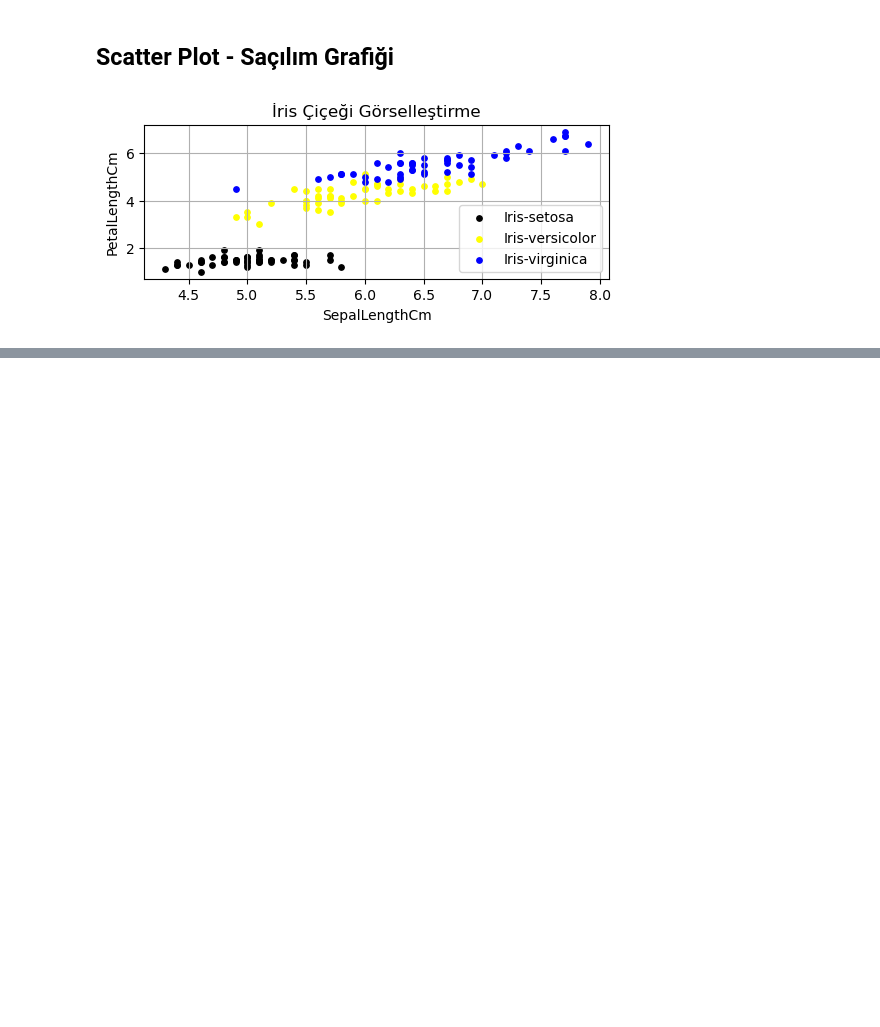
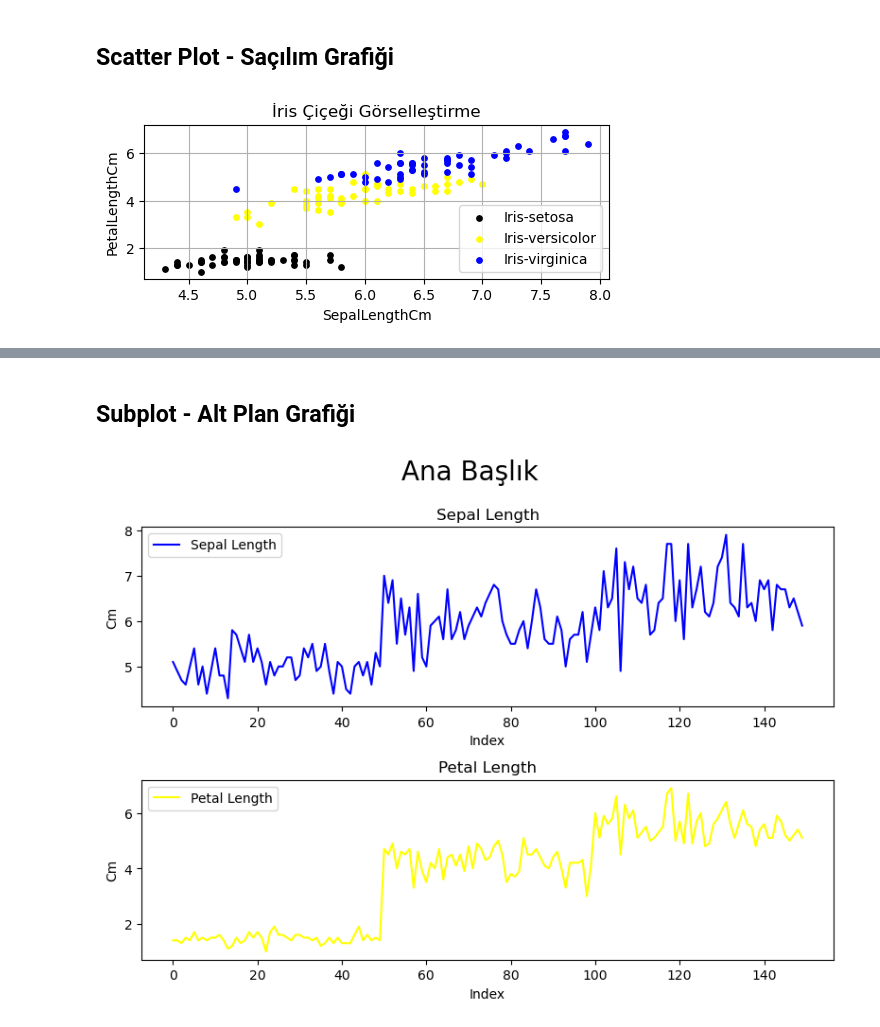
Before and after one commit to Yarkin02/softtech-yapay-zeka-bootcamp, a Jupyter notebook: 5. Ders/matplotlib.ipynb, the cells around one changed output, grey strips where cells are left out. Saved outputs shown, nothing was run; the diff lists cells and outputs as text; code cells hidden in the pictures; blank space fills up the shorter version.

```diff
--- a/5. Ders/matplotlib.ipynb
+++ b/5. Ders/matplotlib.ipynb
@@ -119,0 +144,26 @@ plt.show()  # Grafiği görüntüleriz
+# %% [markdown]
+## Subplot - Alt Plan Grafiği
+# %%
+fig, ax = plt.subplots(2, 1, figsize=(8, 6))  # Daha büyük bir figür boyutu belirleyebilirsiniz
+fig.suptitle("Ana Başlık", fontsize = 20)
+
+# İlk eksende "SepalLengthCm" çizimi
+ax[0].plot(df["SepalLengthCm"], label="Sepal Length", color="blue")
+ax[0].set_title("Sepal Length")
+ax[0].legend()
+ax[0].set_xlabel("Index")
+ax[0].set_ylabel("Cm")
+
+# İkinci eksende "PetalLengthCm" çizimi
+ax[1].plot(df["PetalLengthCm"], label="Petal Length", color="yellow")
+ax[1].set_title("Petal Length")
+ax[1].legend()
+ax[1].set_xlabel("Index")
+ax[1].set_ylabel("Cm")
+
+# Grafikleri göster
+fig.tight_layout()  # Alanların birbirine girmemesini sağlar
+fig.subplots_adjust(top = 0.86)
+plt.show()
+# %% [output]
+[figure, added]
```
Also changed, not shown: parts of 2 cells of this notebook.
